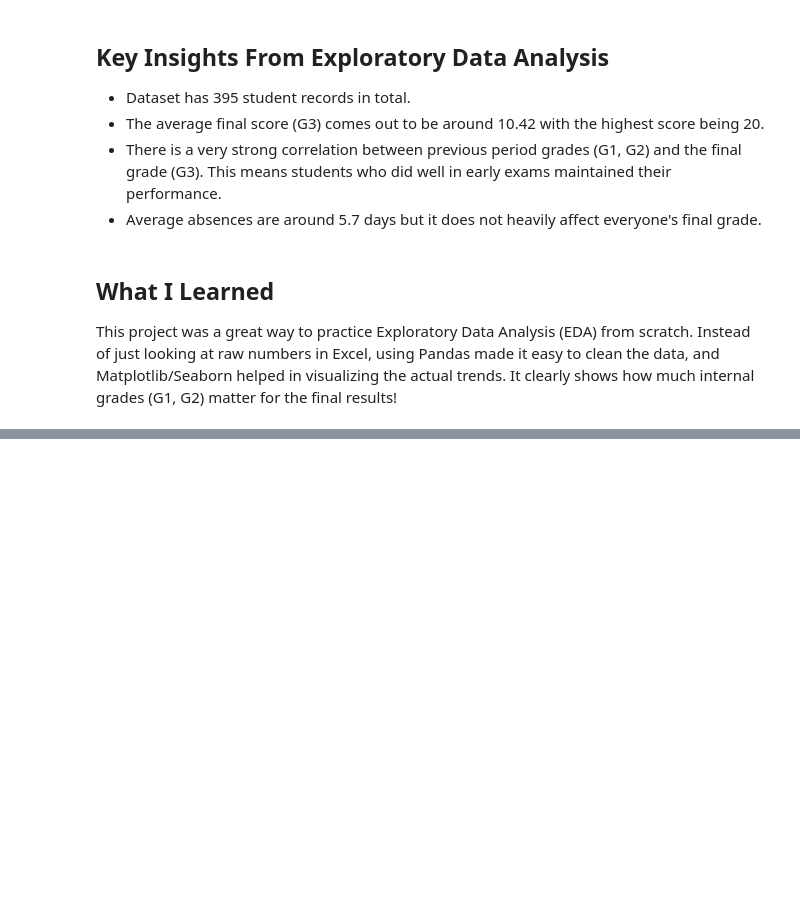
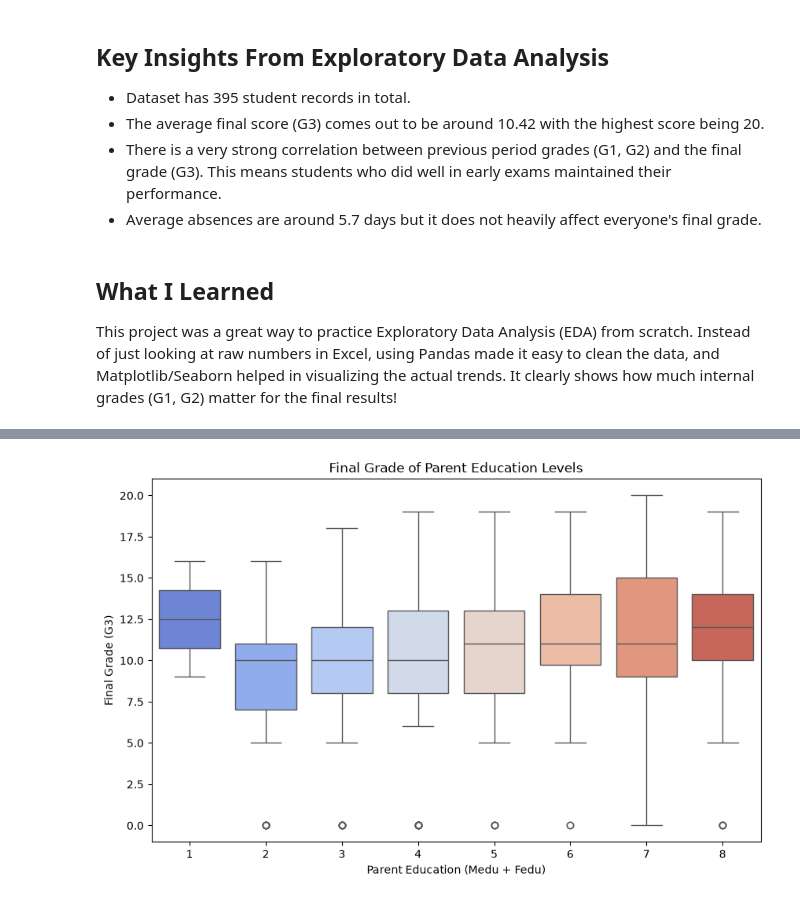
Before and after one commit to Khyaliram-ai/AI-DataScience-Portfolio, a Jupyter notebook: Student_Performance_Analysis_Project_Folder/Student_Performance_Analysis.ipynb, the cells around one changed output, grey strips where cells are left out. Drawn from its saved outputs; the diff is of its cells as text; code cells hidden in the pictures; blank space fills up the shorter version.

```diff
--- a/Student_Performance_Analysis_Project_Folder/Student_Performance_Analysis.ipynb
+++ b/Student_Performance_Analysis_Project_Folder/Student_Performance_Analysis.ipynb
@@ -566,0 +588,12 @@ Instead of just looking at raw numbers in Excel, using Pandas made it easy to cl
+# %%
+import matplotlib.pyplot as plt
+import seaborn as sns
+
+plt.figure(figsize=(10, 6))
+sns.boxplot(x="Parent_Education", y="G3", data=df,palette="coolwarm")
+plt.title("Final Grade of Parent Education Levels")
+plt.xlabel("Parent Education (Medu + Fedu)")
+plt.ylabel ("Final Grade (G3)")
+plt.show()
+# %% [output]
+[figure, added]
```
Also changed, not shown: parts of 3 cells of this notebook, 9 other files.
